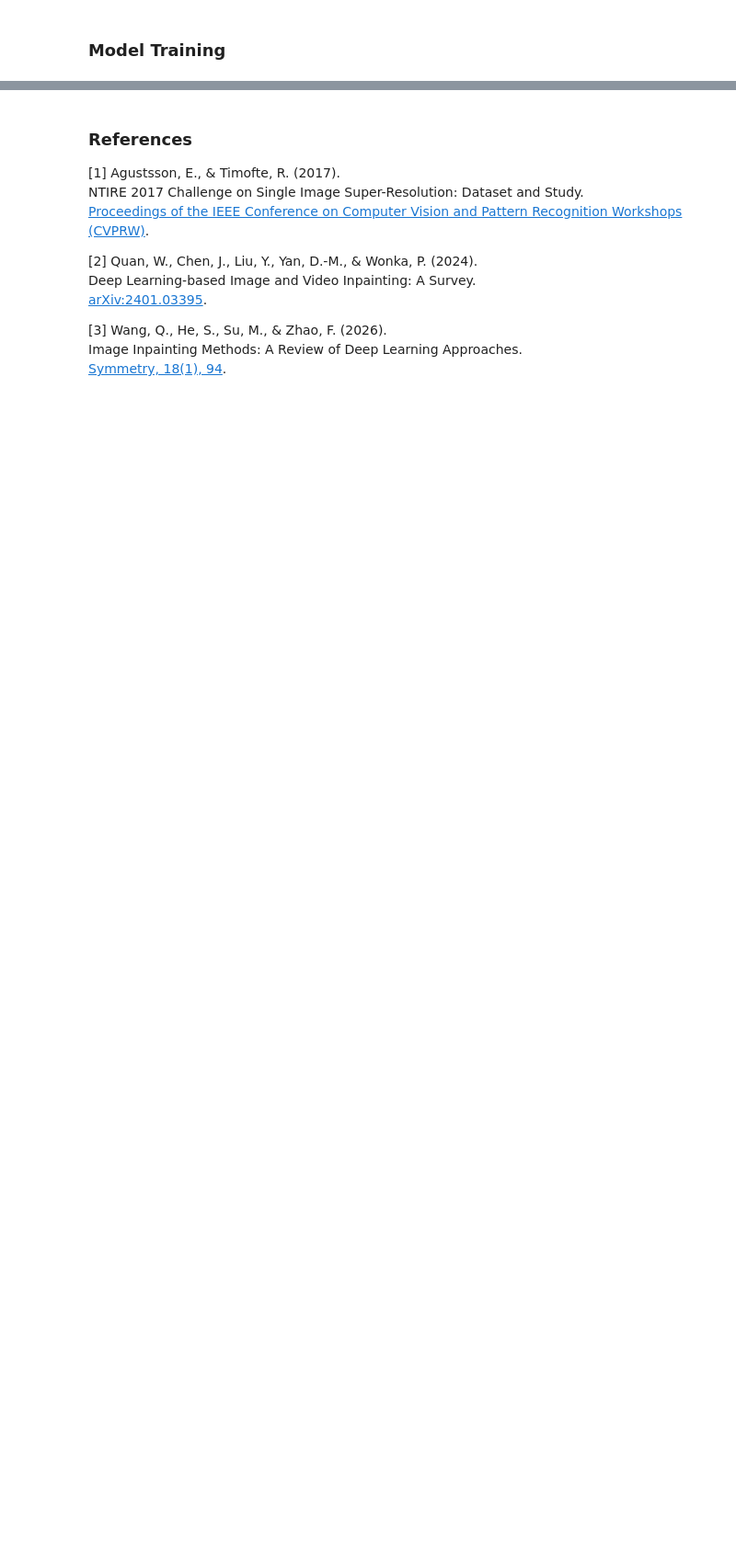
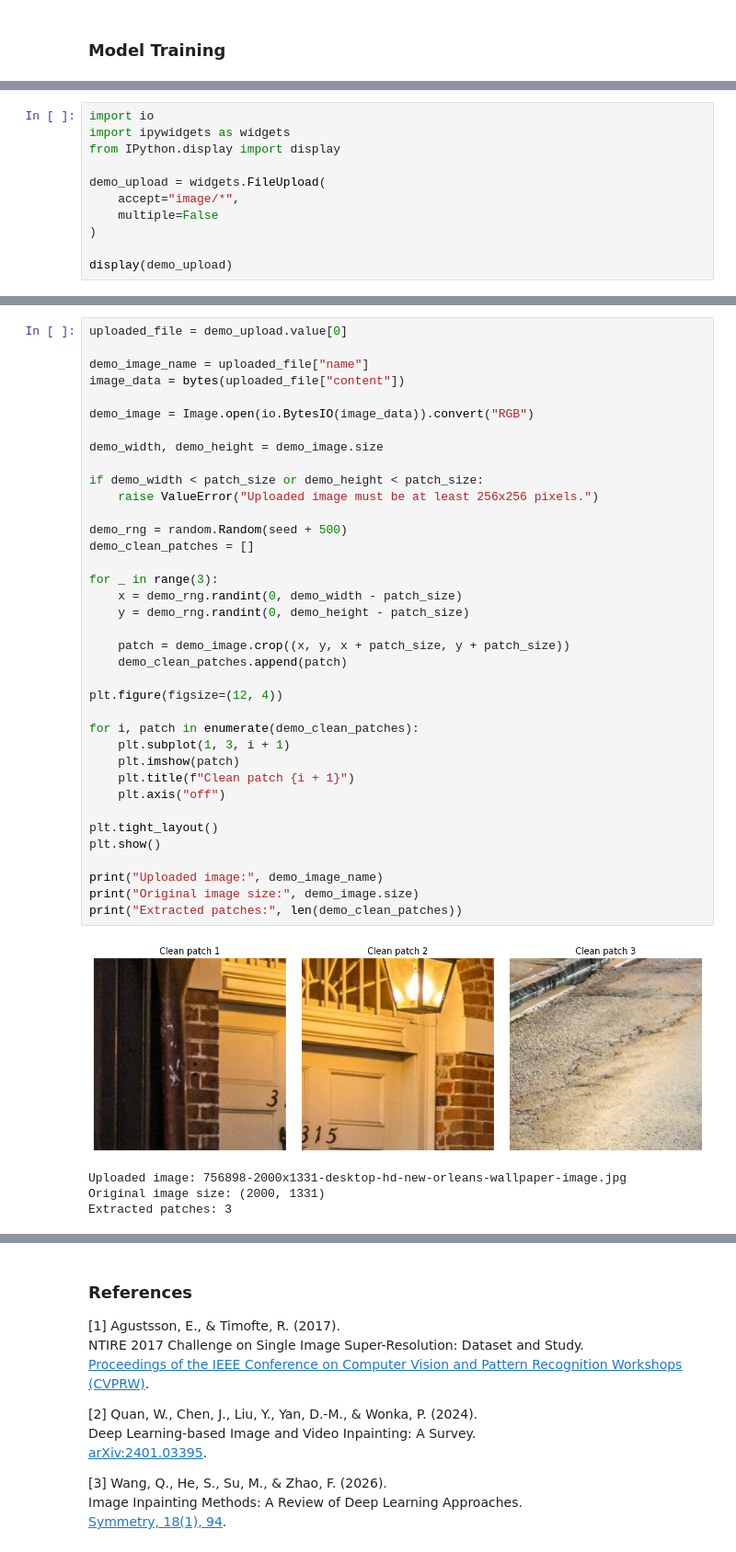
Before and after one commit to MaiaMarin/Dust-and-Stains-Removal-from-Images, a Jupyter notebook: Dust and Stains Removal from Images.ipynb, the cells around one changed output, grey strips where cells are left out. Shown at 92% size. Cells and saved outputs as stored; diff of their text form; blank space fills up the shorter version.

```diff
--- a/Dust and Stains Removal from Images.ipynb
+++ b/Dust and Stains Removal from Images.ipynb
@@ -937,0 +811,11 @@ plt.show()
+# %%
+import io
+import ipywidgets as widgets
+from IPython.display import display
+
+demo_upload = widgets.FileUpload(
+    accept="image/*",
+    multiple=False
+)
+
+display(demo_upload)
@@ -937,0 +824,42 @@ plt.show()
+# %%
+uploaded_file = demo_upload.value[0]
+
+demo_image_name = uploaded_file["name"]
+image_data = bytes(uploaded_file["content"])
+
+demo_image = Image.open(io.BytesIO(image_data)).convert("RGB")
+
+demo_width, demo_height = demo_image.size
+
+if demo_width < patch_size or demo_height < patch_size:
+    raise ValueError("Uploaded image must be at least 256x256 pixels.")
+
+demo_rng = random.Random(seed + 500)
+demo_clean_patches = []
+
+for _ in range(3):
+    x = demo_rng.randint(0, demo_width - patch_size)
+    y = demo_rng.randint(0, demo_height - patch_size)
+
+    patch = demo_image.crop((x, y, x + patch_size, y + patch_size))
+    demo_clean_patches.append(patch)
+
+plt.figure(figsize=(12, 4))
+
+for i, patch in enumerate(demo_clean_patches):
+    plt.subplot(1, 3, i + 1)
+    plt.imshow(patch)
+    plt.title(f"Clean patch {i + 1}")
+    plt.axis("off")
+
+plt.tight_layout()
+plt.show()
+
+print("Uploaded image:", demo_image_name)
+print("Original image size:", demo_image.size)
+print("Extracted patches:", len(demo_clean_patches))
+# %% [output]
+[figure, added]
+Uploaded image: 756898-2000x1331-desktop-hd-new-orleans-wallpaper-image.jpg
+Original image size: (2000, 1331)
+Extracted patches: 3
```
Also changed, not shown: parts of 11 cells of this notebook, 1 other file.
